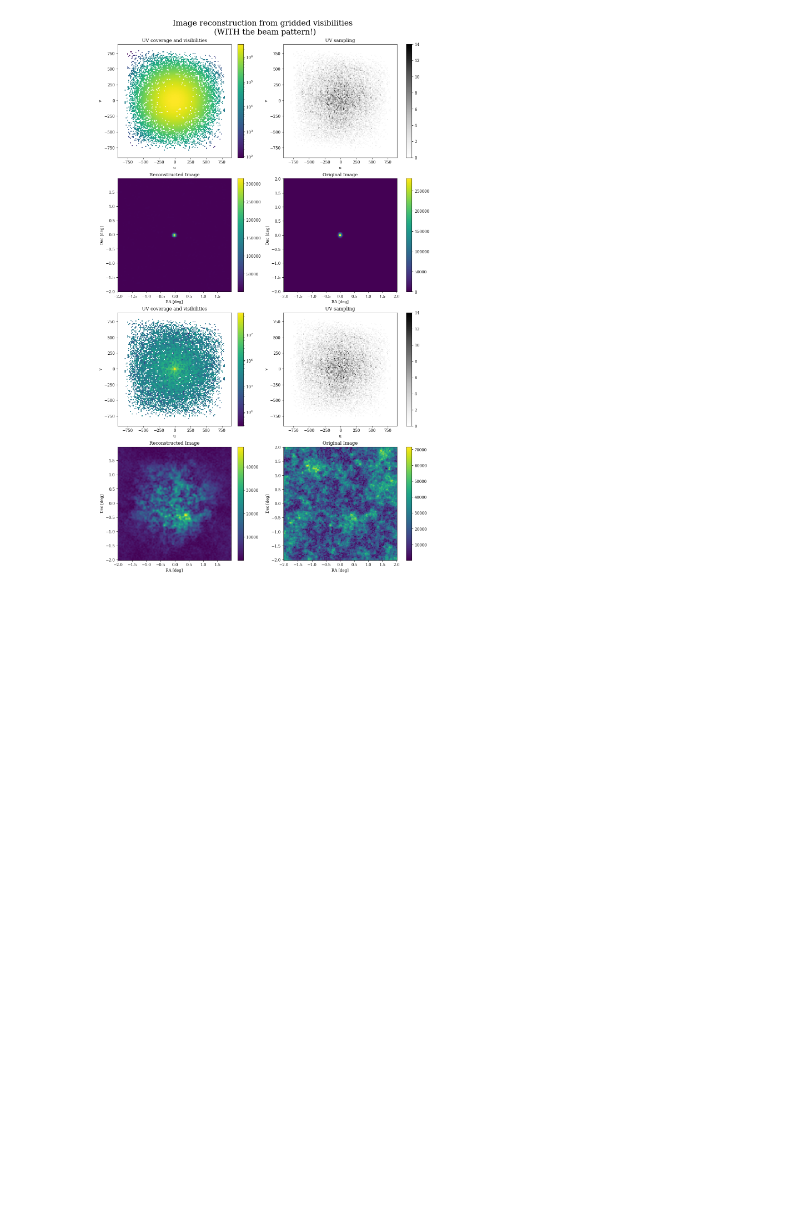
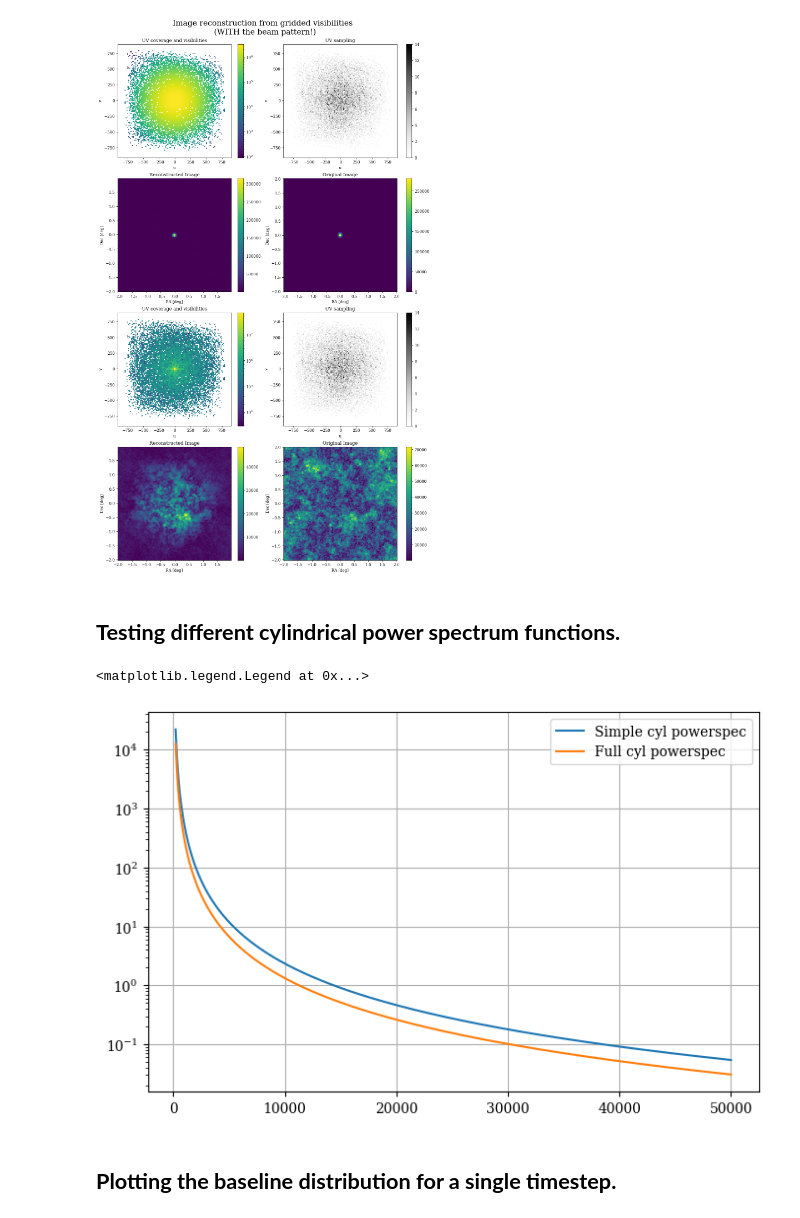
Before and after one commit to vitraj/visest, a Jupyter notebook: Misc_tests_notebook.ipynb, the cells around one changed output. Saved outputs shown, nothing was run; the diff lists cells and outputs as text; code cells hidden in the pictures; blank space fills up the shorter version.

Commit message:
Created code to analyze both single (misc notebook) and multi-timestep baseline distribution. Also plotted the comprehensive model of the cyl powerspec in the misc notebook.

```diff
--- a/Misc_tests_notebook.ipynb
+++ b/Misc_tests_notebook.ipynb
@@ -795,3 +794,36 @@ plt.colorbar(im31, ax=axs[3,1])
 # %% [output]
 <matplotlib.colorbar.Colorbar at 0x...>
 [figure]
+# %% [markdown]
+## __Testing different cylindrical power spectrum functions.__
+# %%
+def simple_cyl_power_spec(ells, beta, A150):
+    C_cyl = A150 * (1000 / ells) ** beta
+    return C_cyl
+
+def full_cyl_power_spec(ells, beta, A150, nu, nu_s, a_syn, Da_syn):
+    C_syn = A150*(1000/ells)**beta_*(nu/nu_s)**(-2*a_syn-2*Da_syn*np.log(nu/nu_s))
+    return C_syn
+
+nu_s,A150,beta_,a_syn,Da_syn = 150,513,2.34,2.8,0.1
+nu_s= 150
+nu = 166
+A150 = 513
+beta = 2.34
+a_syn = 2.8
+Da_syn = 0.1
+
+ells = np.linspace(200, 50 * 1e3, 1000)
+
+fig, axs = plt.subplots(1, 1, figsize=(8, 5))
+
+axs.plot(ells, simple_cyl_power_spec(ells, beta, A150), label='Simple cyl powerspec')
+axs.plot(ells, full_cyl_power_spec(ells, beta, A150, nu, nu_s, a_syn, Da_syn), label='Full cyl powerspec')
+axs.set_yscale('log')
+axs.grid()
+axs.legend()
+# %% [output]
+<matplotlib.legend.Legend at 0x...>
+[figure, added]
+# %% [markdown]
+## __Plotting the baseline distribution for a single timestep.__
```
Also changed, not shown: parts of 5 cells of this notebook, 1 other file.
